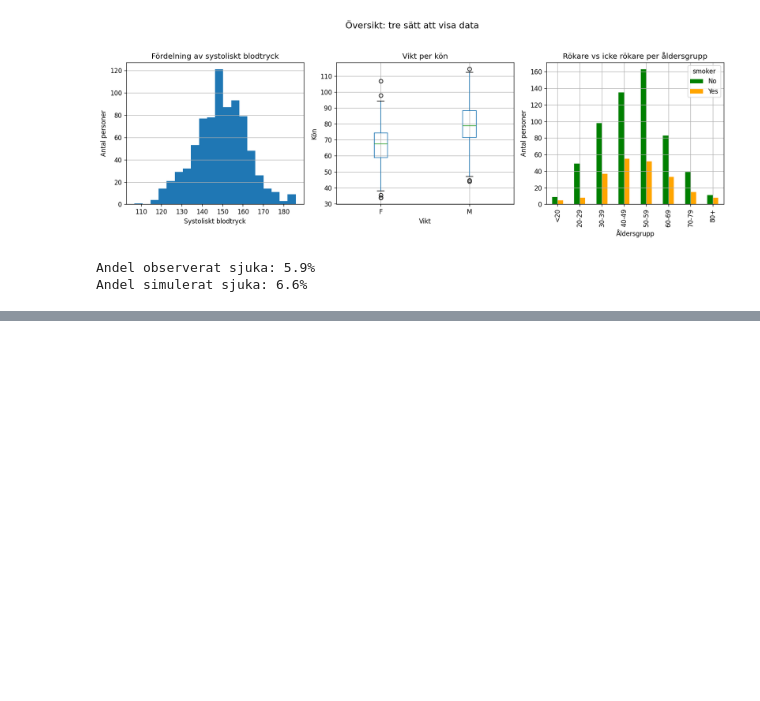
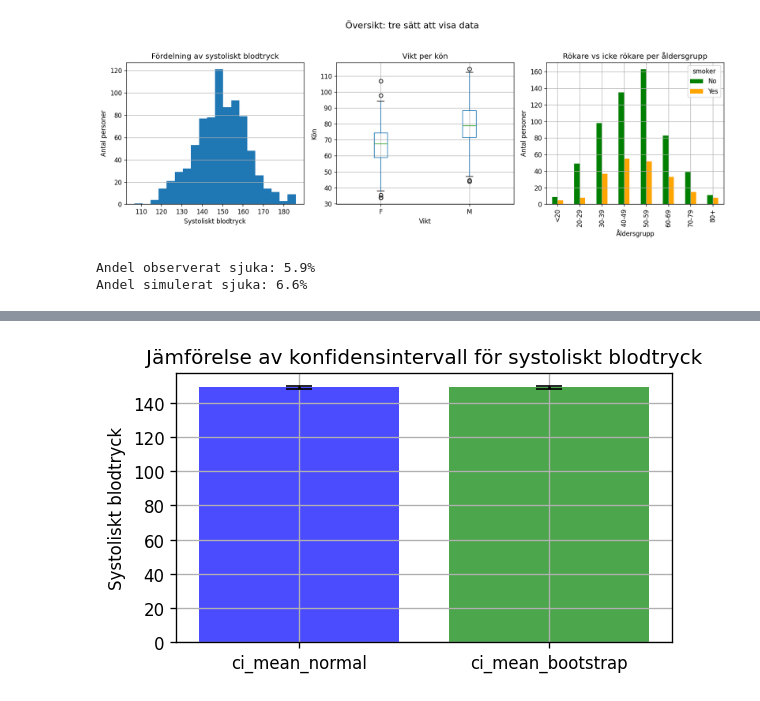
Before and after one commit to MalinMo/Halsostudie, a Jupyter notebook: analysis.ipynb, the cells around one changed output, grey strips where cells are left out. Cells and saved outputs as stored; diff of their text form; code cells hidden in the pictures; blank space fills up the shorter version.

```diff
--- a/analysis.ipynb
+++ b/analysis.ipynb
@@ -174,0 +212,17 @@ plt.show()
+# %%
+fig, ax = plt.subplots(figsize=(5, 3))
+
+methods = ["ci_mean_normal", "ci_mean_bootstrap"]
+means = [mean_x, bmean]
+lower = [mean_x - lo, bmean - blo]
+upper = [hi - mean_x, bhi - bmean]
+
+ax.bar(methods, means, yerr=[lower, upper],
+       capsize=8, color=["blue", "green"],alpha=0.7)
+ax.set_title("Jämförelse av konfidensintervall för systoliskt blodtryck")
+ax.set_ylabel("Systoliskt blodtryck")
+ax.grid(True, axis="y")
+plt.tight_layout()
+plt.show()
+# %% [output]
+[figure, added]
```
Also changed, not shown: parts of 6 cells of this notebook.
